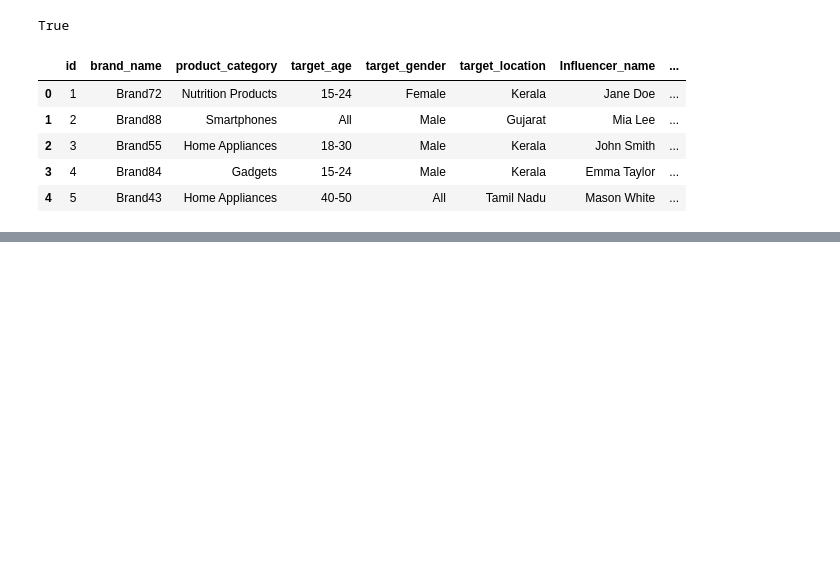
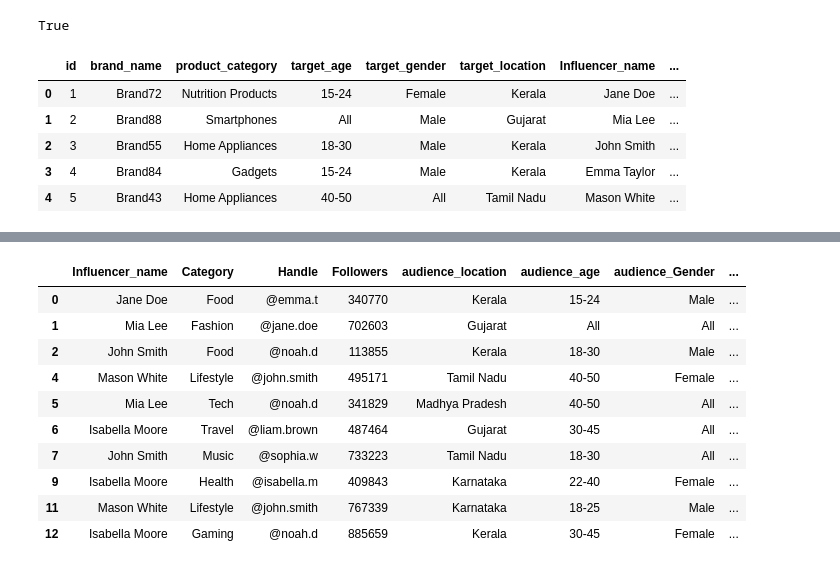
Before and after one commit to Yash-patell/recommendation_sys, a Jupyter notebook: recommendation01.ipynb, the cells around one changed output, grey strips where cells are left out. Cells and saved outputs as stored; diff of their text form; code cells hidden in the pictures; blank space fills up the shorter version.

```diff
--- a/recommendation01.ipynb
+++ b/recommendation01.ipynb
@@ -153,0 +158,33 @@ search_product('Food India Youtube').sort_values(by=['Engagement_rate'],ascendin
+# %%
+user_similarity = cosine_similarity(user_item_matrix)
+# %%
+target_brand_id = 4
+target_user_index = user_item_matrix.index.get_loc(target_brand_id)
+# %%
+user_similarities = user_similarity[target_user_index]
+
+similar_user_indices = user_similarities.argsort()[::-1][1:]
+# %%
+recommend_items = []
+
+for user_index in similar_user_indices:
+    rated_by_similar_user = user_item_matrix.iloc[user_index]
+    not_rated_by_target_user = (rated_by_similar_user==0) & (user_item_matrix.iloc[target_user_index]==0)
+
+    recommend_items.extend(user_item_matrix.columns[not_rated_by_target_user][:10])
+
+recommended_items_details = merged_data[merged_data['Influencer_name'].isin(recommend_items)][['Influencer_name','Category','Handle','Followers','audience_location','audience_age','audience_Gender','Platform','Engagement_rate']]
+# %%
+recommended_items_details.head(10)
+# %% [output]
+|  | Influencer_name | Category | Handle | Followers | audience_location | audience_age | audience_Gender | ... |
+| 0 | Jane Doe | Food | @emma.t | 340770 | Kerala | 15-24 | Male | ... |
+| 1 | Mia Lee | Fashion | @jane.doe | 702603 | Gujarat | All | All | ... |
+| 2 | John Smith | Food | @noah.d | 113855 | Kerala | 18-30 | Male | ... |
+| 4 | Mason White | Lifestyle | @john.smith | 495171 | Tamil Nadu | 40-50 | Female | ... |
+| 5 | Mia Lee | Tech | @noah.d | 341829 | Madhya Pradesh | 40-50 | All | ... |
+| 6 | Isabella Moore | Travel | @liam.brown | 487464 | Gujarat | 30-45 | All | ... |
+| 7 | John Smith | Music | @sophia.w | 733223 | Tamil Nadu | 18-30 | All | ... |
+| 9 | Isabella Moore | Health | @isabella.m | 409843 | Karnataka | 22-40 | Female | ... |
+| 11 | Mason White | Lifestyle | @john.smith | 767339 | Karnataka | 18-25 | Male | ... |
+| 12 | Isabella Moore | Gaming | @noah.d | 885659 | Kerala | 30-45 | Female | ... |
```
Also changed, not shown: parts of 4 cells of this notebook.
